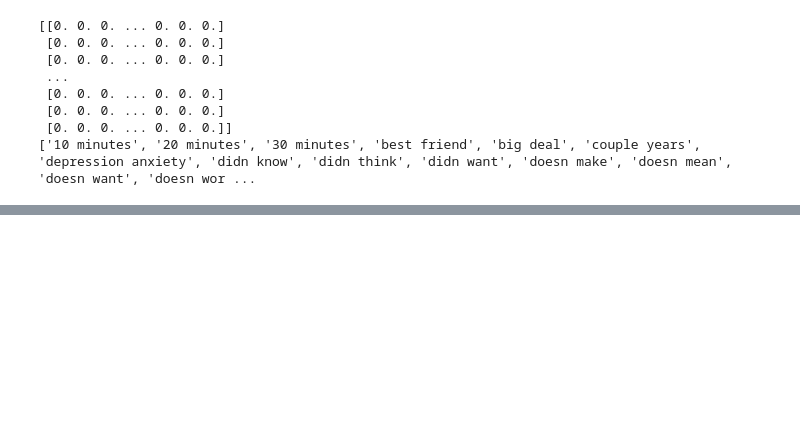
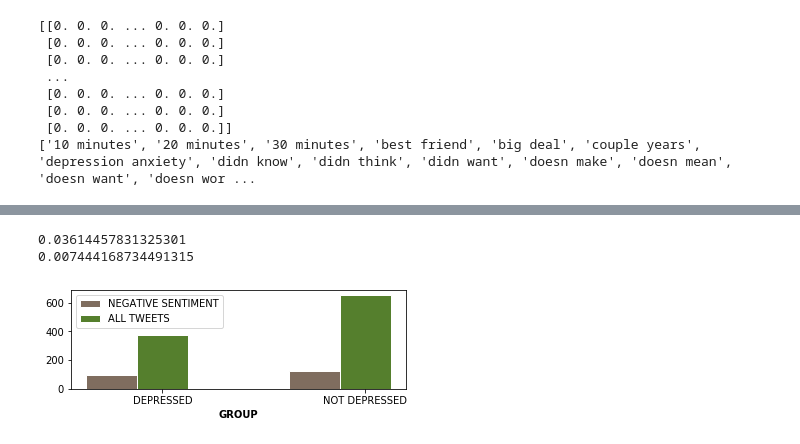
Before and after one commit to pavluka6/Early-depression-detection, a Jupyter notebook: EDD_data_analysis.ipynb, the cells around one changed output, grey strips where cells are left out. Drawn from its saved outputs; the diff is of its cells as text; code cells hidden in the pictures; blank space fills up the shorter version.

```diff
--- a/EDD_data_analysis.ipynb
+++ b/EDD_data_analysis.ipynb
@@ -171,32 +215,36 @@ data_train_sentiment
 # %%
 # plotting % of negative tweets
 import numpy as np
 import matplotlib.pyplot as plt
 
 # set width of bar
 barWidth = 0.25
 
 # set height of bar
 print (len(data_train_sentiment_depressed)/n_pos)
 print (len(data_train_sentiment_not_depressed)/n_neg)
-bars1 = [len(data_train_sentiment_depressed[data_train_sentiment_depressed.sentiment_type == "NEGATIVE"])/n_pos,len(data_train_sentiment_not_depressed[data_train_sentiment_not_depressed.sentiment_type == "NEGATIVE"])/n_neg]
-bars2 = [len(data_train_sentiment_depressed)/n_pos,len(data_train_sentiment_not_depressed)/n_neg]
+bars1 = [data_train_sentiment_depressed['NEGATIVE']/n_pos,data_train_sentiment_not_depressed["NEGATIVE"]/n_neg]
+bars2 = [data_train_sentiment_depressed.sum()/n_pos,data_train_sentiment_not_depressed.sum()/n_neg]
 
 plt.subplot(2,1,1)
 
 # Set position of bar on X axis
 r1 = np.arange(len(bars1))
 r2 = [x + barWidth for x in r1]
 
 # Make the plot
 plt.bar(r1, bars1, color='#7f6d5f', width=barWidth, edgecolor='white', label='NEGATIVE SENTIMENT')
 plt.bar(r2, bars2, color='#557f2d', width=barWidth, edgecolor='white', label='ALL TWEETS')
 
 # Add xticks on the middle of the group bars
 plt.xlabel('GROUP', fontweight='bold')
 plt.xticks([r + barWidth for r in range(len(bars1))], ['DEPRESSED', 'NOT DEPRESSED'])
 
 # Create legend & Show graphic
 plt.legend()
 plt.show()
+# %% [output]
+0.03614457831325301
+0.007444168734491315
+[figure, added]
 # %%
```
Also changed, not shown: parts of 15 cells of this notebook.
